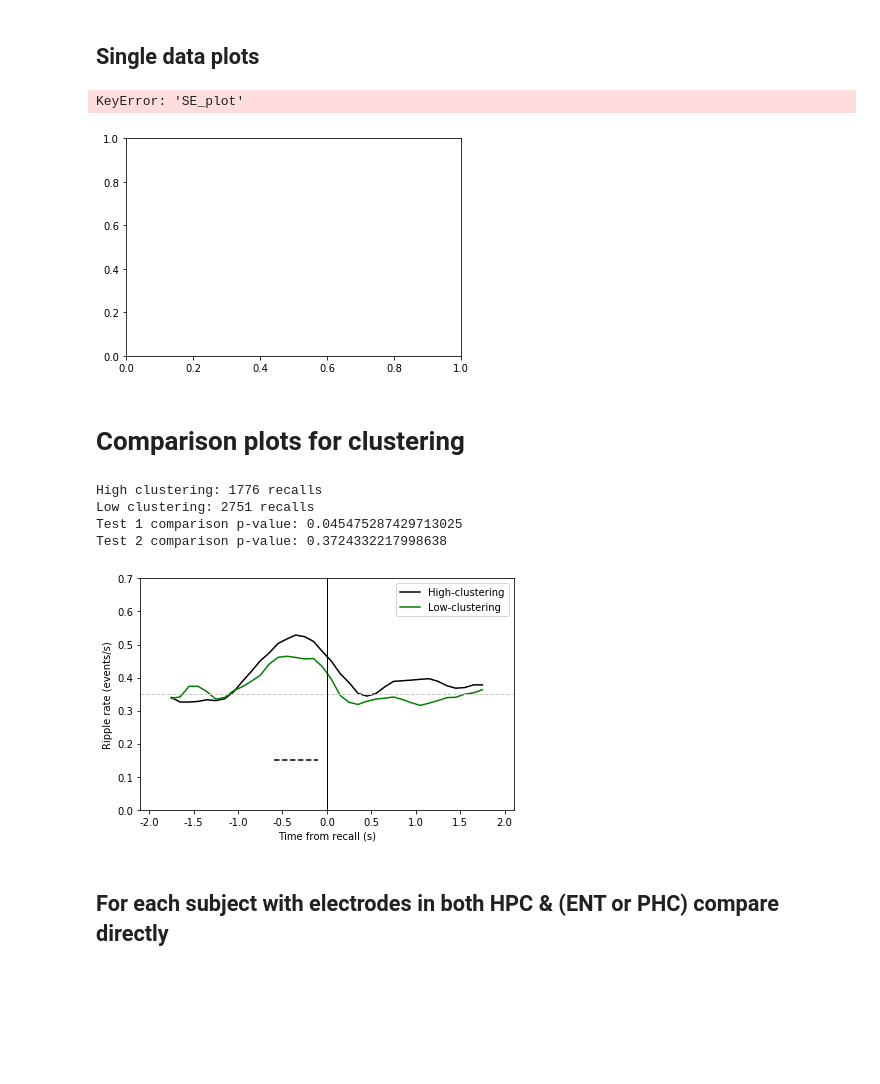
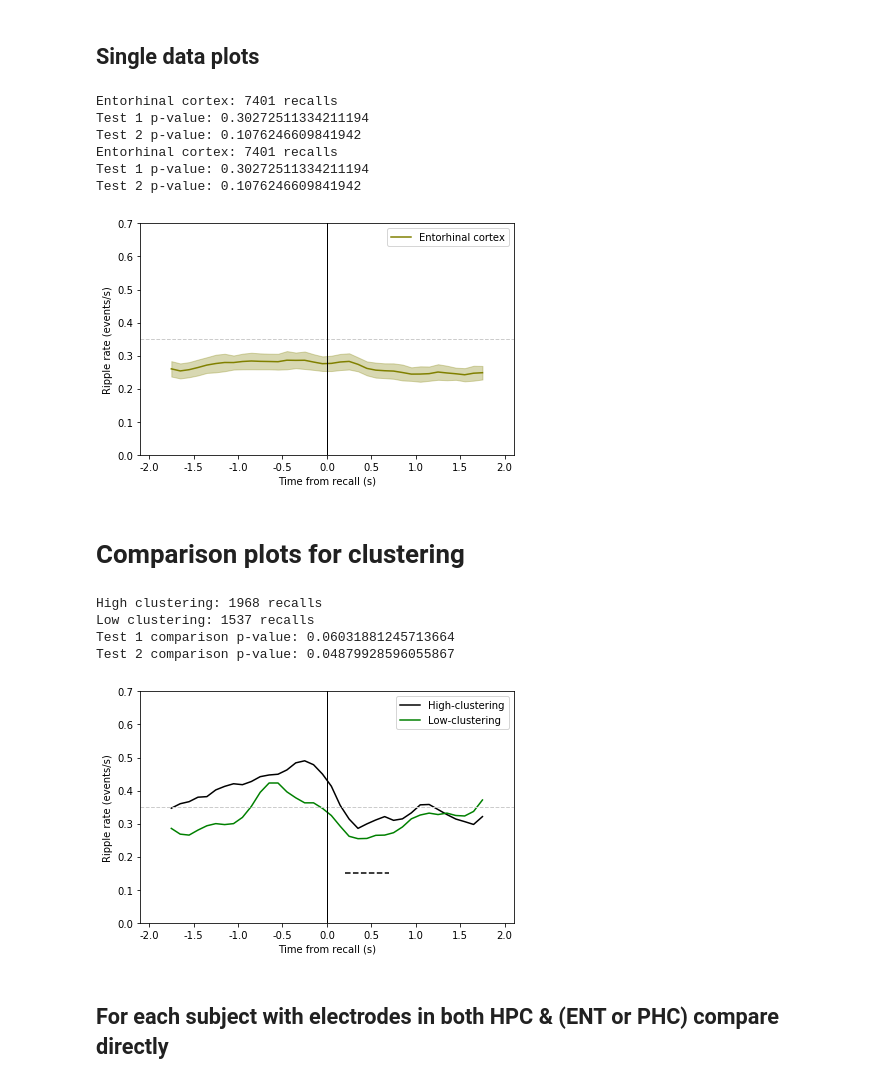
Before and after one commit to jjsakon/SWR, a Jupyter notebook: code/SWRplots.ipynb, the cells around one changed output. Saved outputs shown, nothing was run; the diff lists cells and outputs as text; code cells hidden in the pictures; blank space fills up the shorter version.

```diff
--- a/code/SWRplots.ipynb
+++ b/code/SWRplots.ipynb
@@ -24,7 +24,7 @@ from general import *
 from SWRmodule import *
 
 df = get_data_index("r1") # all RAM subjects
-exp = 'FR1'
+exp = 'catFR1'
 # %% [output]
 The autoreload extension is already loaded. To reload it, use:
   %reload_ext autoreload
@@ -145,11 +145,13 @@ location_selected = '' #'ca1' # 'ca3' # 'dg' 'ca1' # sub # left hippocampus # ri
 
 if region_name == 'PHC':
     legend_name = 'Parahippocampal cortex' #'Parahippocampal cortex' #'Entorhinal'
+    color = (0,0.5,0.5)
 elif region_name == 'ENT':
     legend_name = 'Entorhinal cortex'
+    color = (0.5,0.5,0)
 else:
     legend_name = location_selected
-color = (0.5,0.5,0) # (0,0.5,0.5)
+
 line_dist = 0.1
 
 recall_minimum = 2000
@@ -195,35 +197,40 @@ if bin_model1.pvalues[1] < 0.05:
     plot([first_end-stats_bin,first_end],[line_dist,line_dist],'--',
          color=color,label='_nolegend_');
 if bin_model2.pvalues[1] < 0.05:
     plot([second_start,second_start+stats_bin],[line_dist,line_dist],'--',
          color=color,label='_nolegend_');
 print(legend_name+': '+str(num_trials)+' recalls')
 print('Test 1 p-value: '+str(bin_model1.pvalues[1]))
 print('Test 2 p-value: '+str(bin_model2.pvalues[1]))
 
 xticks(np.arange(psth_start,psth_end+1,500),np.arange(psth_start/1000,psth_end/1000+1,500/1000))
 xlabel('Time from recall (s)')
 ylabel('Ripple rate (events/s)')
 ylim = 0.7 # keep it here since occasionally CIs get kinda high
 ax2.set_ylim(0,ylim)
 ax2.set_xlim(psth_start-100,psth_end+100)
 plot([ax2.get_xlim()[0],ax2.get_xlim()[1]],[0.35,0.35],linewidth=1,linestyle='--',color=(0.8,0.8,0.8),label='_nolegend_')
 plot([0,0],[ax2.get_ylim()[0],ax2.get_ylim()[1]],linewidth=1,linestyle='-',color=(0,0,0),label='_nolegend_')
 plt.legend({legend_name})
 tight_layout()
 print(legend_name+': '+str(num_trials)+' recalls')
 print('Test 1 p-value: '+str(bin_model1.pvalues[1]))
 print('Test 2 p-value: '+str(bin_model2.pvalues[1]))
 
 if save_plot == 1:
     plt.savefig('../figures/PSTHplots/'+exp+'_'+'SINGLE_PSTH_'+region_name+'-'+str(recall_type_switch)+\
                 '_'+location_selected+'.pdf',transparent=True)
 plt.show()
 
 a=1;
 # %% [output]
-KeyError: 'SE_plot'
+Entorhinal cortex: 7401 recalls
+Test 1 p-value: 0.30272511334211194
+Test 2 p-value: 0.1076246609841942
+Entorhinal cortex: 7401 recalls
+Test 1 p-value: 0.30272511334211194
+Test 2 p-value: 0.1076246609841942
-[figure, old version]
+[figure, new version]
 # %% [markdown]
 # Comparison plots for clustering
 # %%
@@ -234,19 +241,19 @@ save_plot = 0
 selected_period = 'surrounding_recall'
 remove_soz_ictal = False
 recall_type_switch = 6 # 0 for original, 1 for only those with subsequent, 2 for second recalls only, 3 for isolated recalls
-exp = 'FR1'
+exp = 'catFR1'
 region_name = 'HPC'
 location_selected = 'ca1dg' # 'ca3' # 'dg' 'ca1' # sub # left hippocampus # right hippocampus # hippocampus
 # # (leave as '' if not HPC)
 
-extra = '' #'NOR1065J' # for semantic clustering since I have remote and adjacent comparisons
+extra = 'remote' #'NOR1065J' # for semantic clustering since I have remote and adjacent comparisons
 ## manual thing to add to end to weird cases like remove a single subject
 # remote is remote semantic v. remote other
 # adjacent is adjacent semantic v. remote other
 # NOR1065J removes this subject who has tons of data
 # adjacentNOR1065J I bet you can figure it out!
 
-select_semantic_temporal = 3 # 1 semantic, 2 temporal (not using this now), 3 temporal (using lags)
+select_semantic_temporal = 1 # 1 semantic, 2 temporal (not using this now), 3 temporal (using lags)
 
 min_recalls = 0 # minimum recalls/list
 
@@ -360,11 +367,11 @@ if save_plot == 1:
 plt.show()
 a=1;
 # %% [output]
-High clustering: 1776 recalls
-Low clustering: 2751 recalls
-Test 1 comparison p-value: 0.045475287429713025
-Test 2 comparison p-value: 0.3724332217998638
+High clustering: 1968 recalls
+Low clustering: 1537 recalls
+Test 1 comparison p-value: 0.06031881245713664
+Test 2 comparison p-value: 0.04879928596055867
-[figure, old version]
+[figure, new version]
 # %% [markdown]
 ## For each subject with electrodes in both HPC & (ENT or PHC) compare directly
 # %%
```
